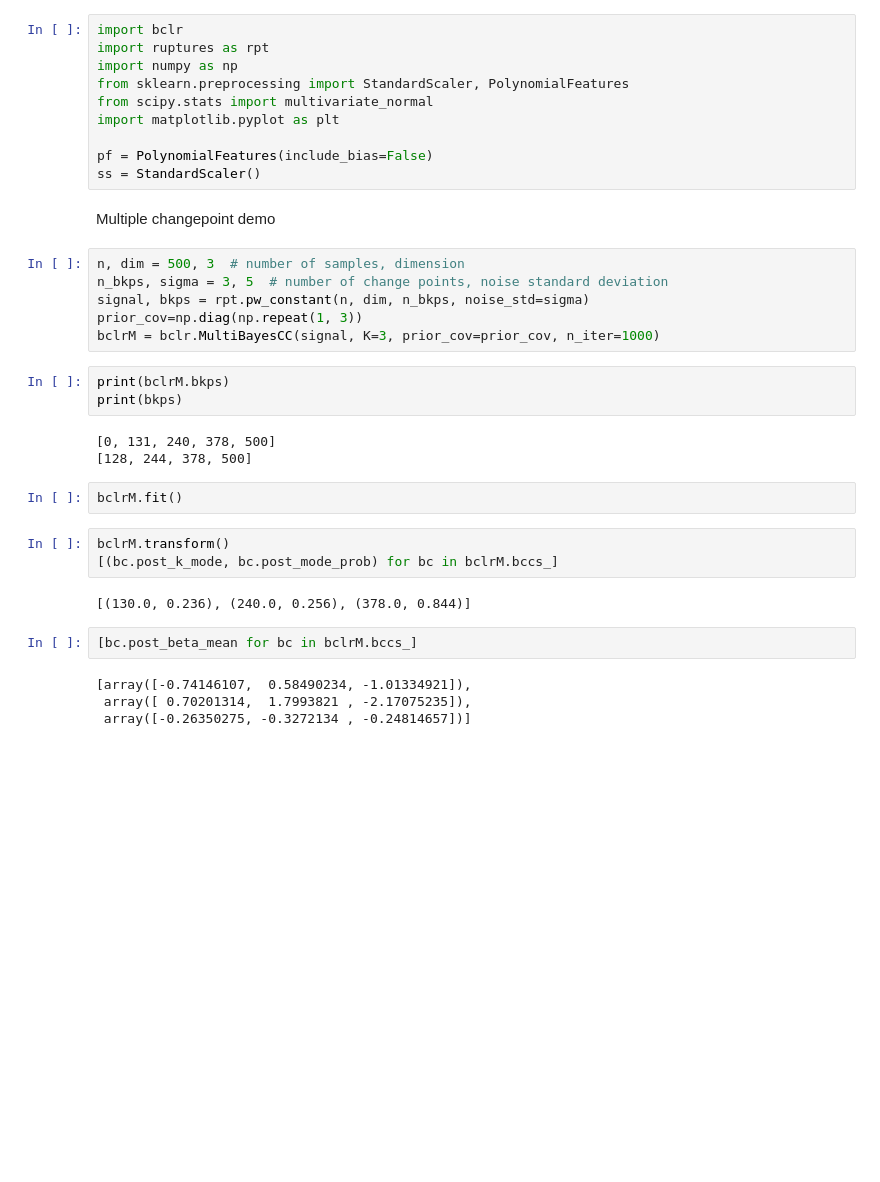
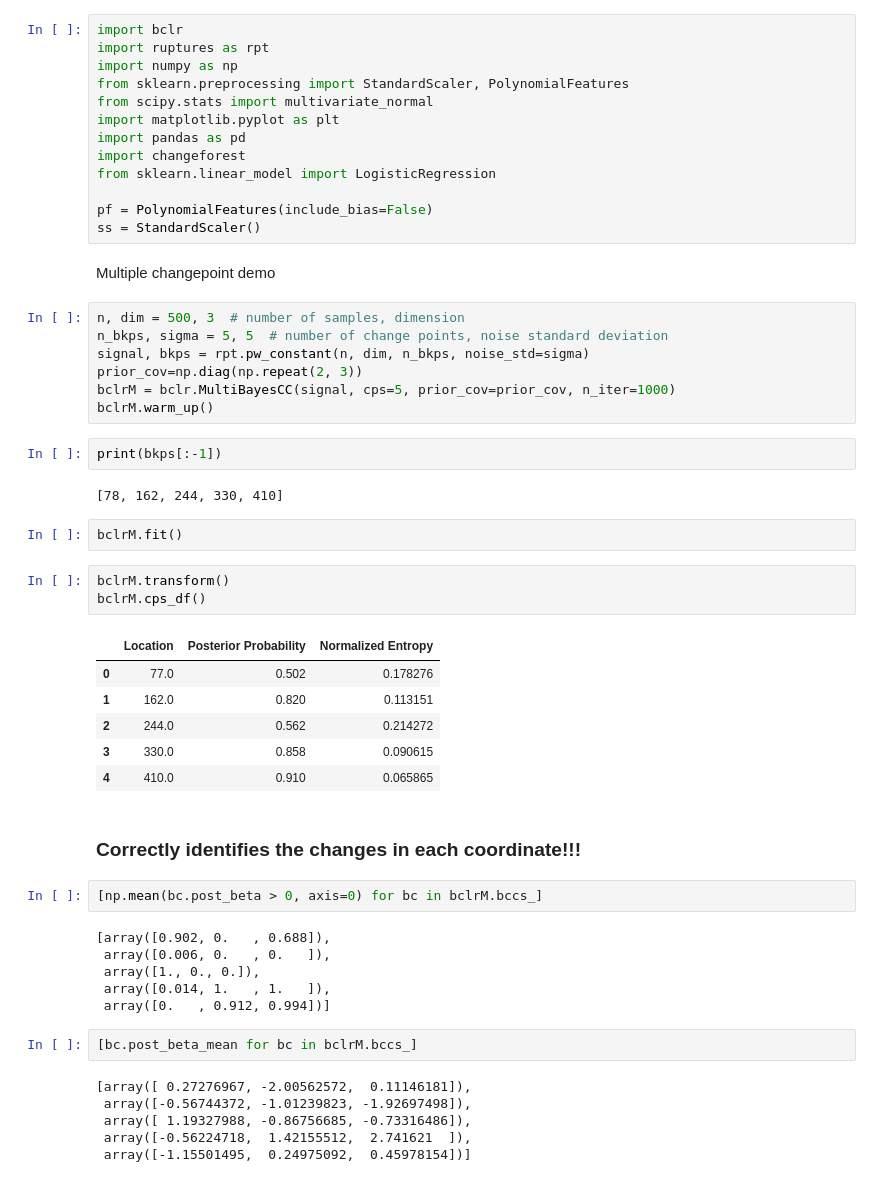
Before and after one commit to manilasoldier/bclr, a Jupyter notebook: bclr_multi_examples.ipynb, the cells around one changed output. Cells and saved outputs as stored; diff of their text form; blank space fills up the shorter version.

Commit message:
Added fully fledged multiple point changepoint method (no dependency on other changepoint methods). This lies in MultiBayesCC class.

```diff
--- a/bclr_multi_examples.ipynb
+++ b/bclr_multi_examples.ipynb
@@ -5,6 +5,9 @@ import numpy as np
 from sklearn.preprocessing import StandardScaler, PolynomialFeatures
 from scipy.stats import multivariate_normal
 import matplotlib.pyplot as plt
+import pandas as pd
+import changeforest
+from sklearn.linear_model import LogisticRegression
 
 pf = PolynomialFeatures(include_bias=False)
 ss = StandardScaler()
@@ -12,29 +15,45 @@ ss = StandardScaler()
 Multiple changepoint demo
 # %%
 n, dim = 500, 3  # number of samples, dimension
-n_bkps, sigma = 3, 5  # number of change points, noise standard deviation
+n_bkps, sigma = 5, 5  # number of change points, noise standard deviation
 signal, bkps = rpt.pw_constant(n, dim, n_bkps, noise_std=sigma)
-prior_cov=np.diag(np.repeat(1, 3))
-bclrM = bclr.MultiBayesCC(signal, K=3, prior_cov=prior_cov, n_iter=1000)
+prior_cov=np.diag(np.repeat(2, 3))
+bclrM = bclr.MultiBayesCC(signal, cps=5, prior_cov=prior_cov, n_iter=1000)
+bclrM.warm_up()
 # %%
-print(bclrM.bkps)
-print(bkps)
+print(bkps[:-1])
 # %% [output]
-[0, 131, 240, 378, 500]
-[128, 244, 378, 500]
+[78, 162, 244, 330, 410]
 # %%
 bclrM.fit()
+# %%
+bclrM.transform()
+bclrM.cps_df()
+# %% [output]
+|  | Location | Posterior Probability | Normalized Entropy |
+| 0 | 77.0 | 0.502 | 0.178276 |
+| 1 | 162.0 | 0.820 | 0.113151 |
+| 2 | 244.0 | 0.562 | 0.214272 |
+| 3 | 330.0 | 0.858 | 0.090615 |
+| 4 | 410.0 | 0.910 | 0.065865 |
+# %% [markdown]
+### Correctly identifies the changes in each coordinate!!!
 # %%
-bclrM.transform()
-[(bc.post_k_mode, bc.post_mode_prob) for bc in bclrM.bccs_]
+[np.mean(bc.post_beta > 0, axis=0) for bc in bclrM.bccs_]
 # %% [output]
-[(130.0, 0.236), (240.0, 0.256), (378.0, 0.844)]
+[array([0.902, 0.   , 0.688]),
+ array([0.006, 0.   , 0.   ]),
+ array([1., 0., 0.]),
+ array([0.014, 1.   , 1.   ]),
+ array([0.   , 0.912, 0.994])]
 # %%
 [bc.post_beta_mean for bc in bclrM.bccs_]
 # %% [output]
-[array([-0.74146107,  0.58490234, -1.01334921]),
- array([ 0.70201314,  1.7993821 , -2.17075235]),
- array([-0.26350275, -0.3272134 , -0.24814657])]
+[array([ 0.27276967, -2.00562572,  0.11146181]),
+ array([-0.56744372, -1.01239823, -1.92697498]),
+ array([ 1.19327988, -0.86756685, -0.73316486]),
+ array([-0.56224718,  1.42155512,  2.741621  ]),
+ array([-1.15501495,  0.24975092,  0.45978154])]
 # %%
 bkps2 = [0]+bkps
 for i in range(len(bkps2)-1):
```
Also changed, not shown: parts of 22 cells of this notebook, 4 other files.
